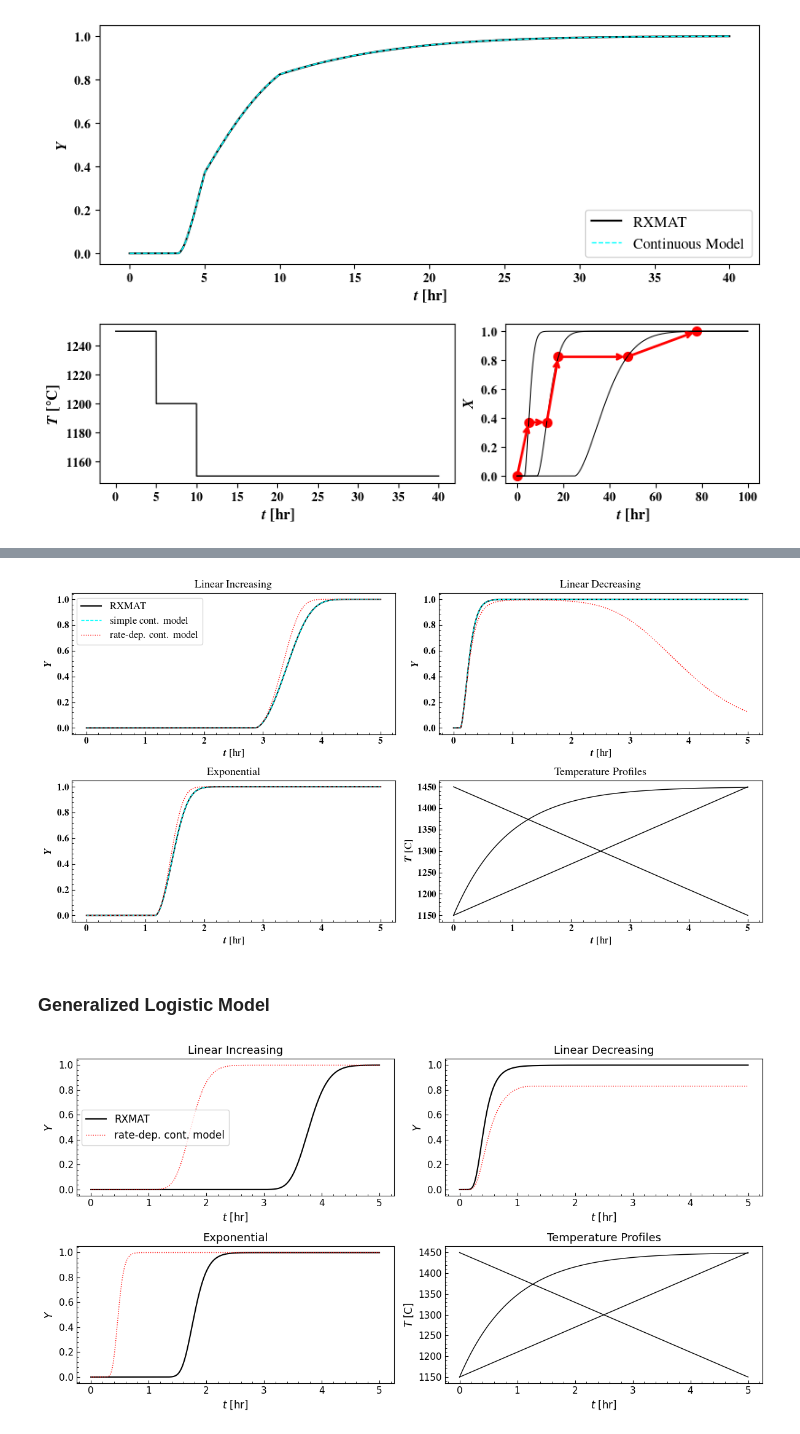
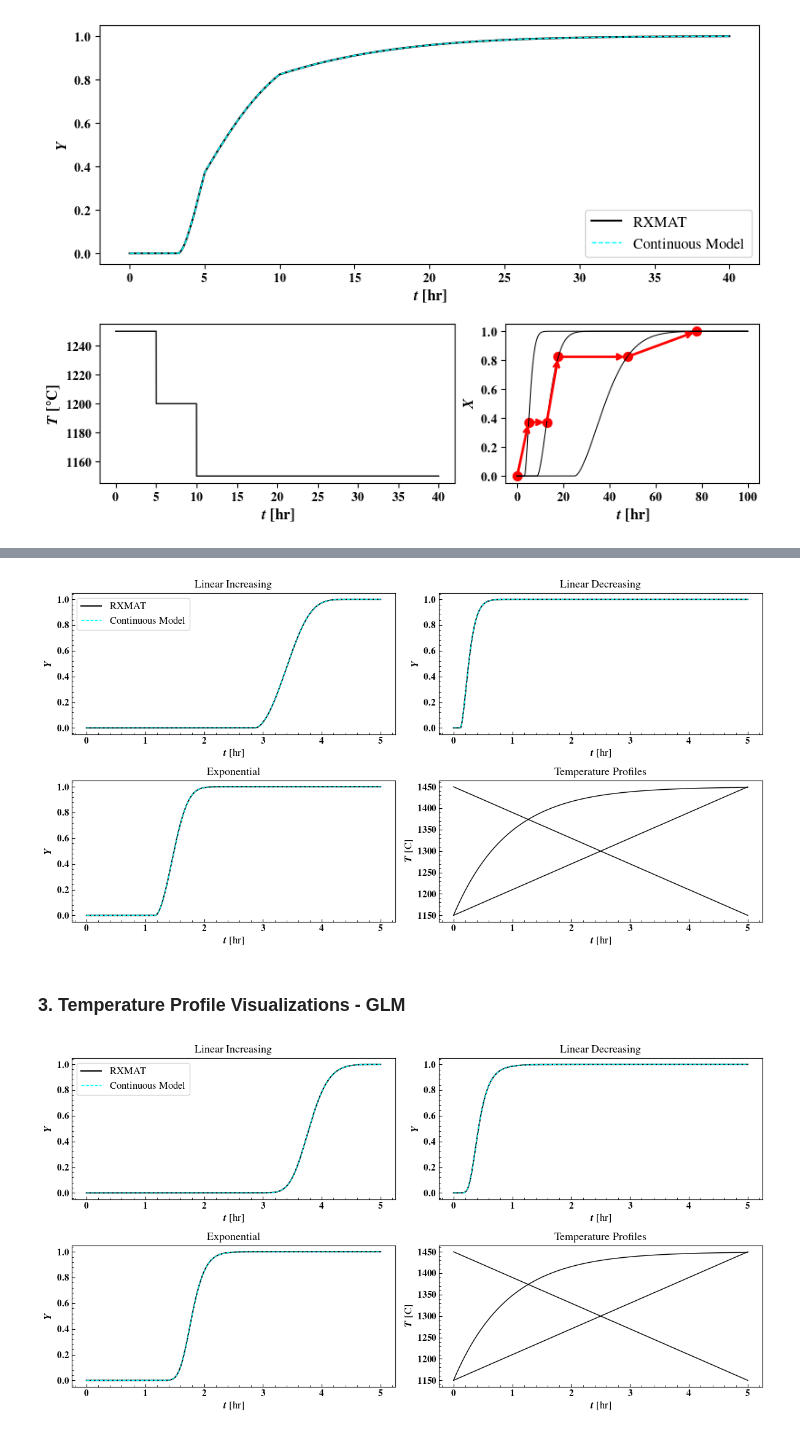
Before and after one commit to ml-ME-gatech/modeling_tungsten, a Jupyter notebook: recrystallization/non-isothermal_rx.ipynb, the cells around one changed output, grey strips where cells are left out. Cells and saved outputs as stored; diff of their text form; code cells hidden in the pictures.

```diff
--- a/recrystallization/non-isothermal_rx.ipynb
+++ b/recrystallization/non-isothermal_rx.ipynb
@@ -328,19 +268,18 @@ As seen below, both non-isothermal models are consistent with the isothermal mod
 t_eval = np.linspace(0,60*3600,100)
 t_func = np.linspace(0.,60*3600,1000)
 
-with open('.model/JMAK_alfonso_data_hr_robust weighted.pkl','rb') as f:
+with open('.model/JMAK_alfonso_data_hr_weighted.pkl','rb') as f:
     jmak_model = pickle.load(f)
 
-fig,ax = plt.subplots(figsize = (4.75,3.))
+fig,ax = plt.subplots(figsize = (5.75,4.))
 setup_axis_default(ax)
+
 for i,T in enumerate([1200,1250]):
     T_iso = T + 273.15
-    Y1 = nonisothermal_jmak_rx_integration_simple(t_eval, lambda x: T_iso, jmak_model)
-    Y2 = nonisothermal_jmak_rx_integration(t_eval, lambda x: T_iso, lambda x: 0, jmak_model)
+    Y = nonisothermal_jmak_rx_integration(t_eval, lambda x: T_iso, jmak_model)
     X = jmak_model.predict(np.array([t_func,T_iso*np.ones_like(t_func)]).T)
     ax.plot(t_func/3600,X,label = 'Isothermal' if i == 0 else None,lw = 2.5,color = 'k',ls = '-')
-    ax.plot(t_eval/3600,Y1,label = 'Non-Isothermal' if i == 0 else None,lw = 1,color = 'cyan',ls = '--',dashes = (5,10))
-    #ax.plot(t_eval/3600,Y2,label = 'rate dependent non-isothermal' if i == 0 else None,lw = 1,color = 'red',ls = ':')
+    ax.plot(t_eval/3600,Y,label = 'Non-Isothermal' if i == 0 else None,lw = 1,color = 'cyan',ls = '--',dashes = (5,10))
 
 ax.set_xlabel(r'\textbf{$t$ [hr]}',fontsize = 12)
 ax.set_ylabel(r'$X$ \textbf{and} $Y$',fontsize = 12)
@@ -513,7 +448,7 @@ fig,axes = plt.subplot_mosaic("""
                               BBBBCCC
                               """,
                               height_ratios= [1.5,1],
-                              figsize = (9.25,5.75))
+                              figsize = (7.75,5.75))
 
 axes = np.array(list(axes.values()))
 
@@ -521,8 +456,8 @@ axes = np.array(list(axes.values()))
 Y_disc = nonisothermal_glm_rxmat_integration(t_eval,np.array([jump_temperature(t) for t in t_eval]),glm_model)
 axes[0].plot(t_eval/3600,Y_disc,lw = 1.5,color = 'k',ls = '-', label = 'RXMAT')
 
-Y_cont2 = nonisothermal_glm_rx_integration(t_eval,jump_temperature,lambda x: 0,glm_model)
-axes[0].plot(t_eval/3600,Y_cont2,lw = 1,color = 'red',ls = ':', label = 'rate-dep. cont. model')
+Y_cont = nonisothermal_glm_rx_integration2(t_eval,jump_temperature,glm_model)
+axes[0].plot(t_eval/3600,Y_cont,lw = 1,color = 'cyan',ls = '--', label = 'Continuous Model')
 
 #plot the temperature profile
 axes[1].plot(t_eval/3600,[jump_temperature(t) - 273.15 for t in t_eval],lw = 1,color = 'k',ls = '-')
@@ -594,25 +527,18 @@ temperature_funcs = [lambda x: Tmin + slope*x,
                      lambda x: Tmax - slope*x,
                      lambda x: (Tmax - Tmin) * (1- math.exp(-3e-4*x)) + Tmin]
 
-temperature_grads = [lambda x: slope,
-                     lambda x: -slope,
-                     lambda x: (Tmax - Tmin)*3e-4*math.exp(-3e-4*x)]
-
 titles = ['Linear Increasing','Linear Decreasing','Exponential']
 fig,axes = plt.subplots(figsize = (12,6.25),nrows = 2,ncols = 2)
 for ax in axes.ravel():
     setup_axis_default(ax)
 
-for tfunc,tgrad,ax,ax_title in zip(temperature_funcs,temperature_grads,axes.ravel(),titles):
+for tfunc,ax,ax_title in zip(temperature_funcs,axes.ravel(),titles):
 
     Y_disc = nonisothermal_jmak_rxmat_integration(t_eval,[tfunc(tt) for tt in t_eval],jmak_model)
     ax.plot(t_eval/3600,Y_disc,lw = 1.5,color = 'k',ls = '-', label = 'RXMAT')
 
-    Y_cont1 = nonisothermal_jmak_rx_integration_simple(t_eval,tfunc,jmak_model)
-    ax.plot(t_eval/3600,Y_cont1,lw = 1,color = 'cyan',ls = '--', label = 'Continuous Model')
-
-    #Y_cont2 = nonisothermal_jmak_rx_integration(t_eval,tfunc,tgrad,jmak_model)
-    #ax.plot(t_eval/3600,Y_cont2,lw = 1,color = 'red',ls = ':', label = 'rate-dep. cont. model')
+    Y_cont = nonisothermal_jmak_rx_integration(t_eval,tfunc,jmak_model)
+    ax.plot(t_eval/3600,Y_cont,lw = 1,color = 'cyan',ls = '--', label = 'Continuous Model')
 
     ax.set_xlabel('$t$ [hr]',fontsize = 12)
     ax.set_ylabel('$Y$',fontsize = 12)
@@ -630,9 +556,9 @@ axes[-1,-1].set_title('Temperature Profiles',fontsize = 13)
 fig.tight_layout()
 fig.savefig('.temp_images/jmak_anisothermal_visualization.svg')
 # %% [output]
-[figure, old version]
+[figure, new version]
-# %% [markdown]
-### Generalized Logistic Model
+# %% [markdown]
+### 3. Temperature Profile Visualizations - GLM
 # %%
 t_eval = np.linspace(0,5*3600,10000)
 Tmin = 1150 + 273.15
@@ -641,40 +567,35 @@ slope = (Tmax - Tmin)/(t_eval[-1] - t_eval[0])
 
 temperature_funcs = [lambda x: Tmin + slope*x,
                      lambda x: Tmax - slope*x,
                      lambda x: (Tmax - Tmin) * (1- math.exp(-3e-4*x)) + Tmin]
 
-temperature_grads = [lambda x: slope,
-                     lambda x: -slope,
-                     lambda x: (Tmax - Tmin)*3e-4*math.exp(-3e-4*x)]
-
 titles = ['Linear Increasing','Linear Decreasing','Exponential']
 fig,axes = plt.subplots(figsize = (12,6.25),nrows = 2,ncols = 2)
 for ax in axes.ravel():
     setup_axis_default(ax)
 
-for tfunc,tgrad,ax,ax_title in zip(temperature_funcs,temperature_grads,axes.ravel(),titles):
+for tfunc,ax,ax_title in zip(temperature_funcs,axes.ravel(),titles):
 
     Y_disc = nonisothermal_glm_rxmat_integration(t_eval,[tfunc(tt) for tt in t_eval],glm_model)
     ax.plot(t_eval/3600,Y_disc,lw = 1.5,color = 'k',ls = '-', label = 'RXMAT')
 
-
-    Y_cont2 = nonisothermal_glm_rx_integration(t_eval,tfunc,tgrad,glm_model)
-    ax.plot(t_eval/3600,Y_cont2,lw = 1,color = 'red',ls = ':', label = 'rate-dep. cont. model')
+    Y_cont = nonisothermal_glm_rx_integration2(t_eval,tfunc,glm_model)
+    ax.plot(t_eval/3600,Y_cont,lw = 1,color = 'cyan',ls = '--', label = 'Continuous Model')
 
     ax.set_xlabel('$t$ [hr]',fontsize = 12)
     ax.set_ylabel('$Y$',fontsize = 12)
     ax.set_title(ax_title,fontsize = 13)
 
 axes[0,0].legend(fontsize = 12)
 
 for tfunc in temperature_funcs:
     axes[-1,-1].plot(t_eval/3600,[tfunc(x) - 273.15 for x in t_eval],lw = 1,color = 'k')
 
 axes[-1,-1].set_xlabel('$t$ [hr]',fontsize = 12)
 axes[-1,-1].set_ylabel('$T$ [C]',fontsize = 12)
 axes[-1,-1].set_title('Temperature Profiles',fontsize = 13)
 
 fig.tight_layout()
-#fig.savefig('.temp_images/anisothermal_visualization.svg')
+fig.savefig('.temp_images/anisothermal_visualization_glm.svg')
 # %% [output]
-[figure, old version]
+[figure, new version]
```
Also changed, not shown: parts of 19 cells of this notebook, 19 other files.
